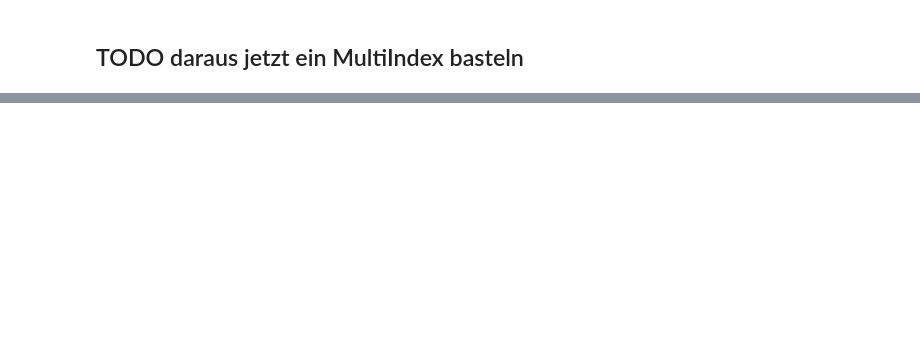
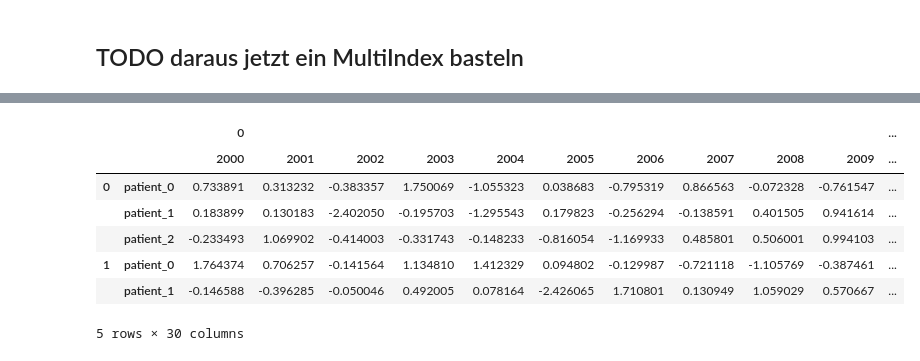
Before and after one commit to simon376/goodreads_booklooker, a Jupyter notebook: goodreads_booklooker.ipynb, the cells around one changed output, grey strips where cells are left out. Cells and saved outputs as stored; diff of their text form; code cells hidden in the pictures; blank space fills up the shorter version.

```diff
--- a/goodreads_booklooker.ipynb
+++ b/goodreads_booklooker.ipynb
@@ -227,0 +442,16 @@ dtype: object
+# %%
+np.random.seed(1618033)
+
+#Set 3 axis labels/dims
+years = np.arange(2000,2010) #Years
+samples = np.arange(0,20) #Samples
+patients = np.array(["patient_%d" % i for i in range(0,3)]) #Patients
+
+#Create random 3D array to simulate data from dims above
+A_3D = np.random.random((years.size, samples.size, len(patients))) #(10, 20, 3)
+
+# Create the MultiIndex from years, samples and patients.
+midx = pd.MultiIndex.from_product([years, samples, patients])
+
+# Create sample data for each patient, and add the MultiIndex.
+patient_data = pd.DataFrame(np.random.randn(len(midx), 3), index = midx)
@@ -227,0 +470,11 @@ dtype: object
+# %%
+patient_data.unstack(level=0).head()  # Years.
+# %% [output]
+|  |  | 0 |  |  |  |  |  |  |  |  |  | ... |
+|  |  | 2000 | 2001 | 2002 | 2003 | 2004 | 2005 | 2006 | 2007 | 2008 | 2009 | ... |
+| 0 | patient_0 | 0.733891 | 0.313232 | -0.383357 | 1.750069 | -1.055323 | 0.038683 | -0.795319 | 0.866563 | -0.072328 | -0.761547 | ... |
+|  | patient_1 | 0.183899 | 0.130183 | -2.402050 | -0.195703 | -1.295543 | 0.179823 | -0.256294 | -0.138591 | 0.401505 | 0.941614 | ... |
+|  | patient_2 | -0.233493 | 1.069902 | -0.414003 | -0.331743 | -0.148233 | -0.816054 | -1.169933 | 0.485801 | 0.506001 | 0.994103 | ... |
+| 1 | patient_0 | 1.764374 | 0.706257 | -0.141564 | 1.134810 | 1.412329 | 0.094802 | -0.129987 | -0.721118 | -1.105769 | -0.387461 | ... |
+|  | patient_1 | -0.146588 | -0.396285 | -0.050046 | 0.492005 | 0.078164 | -2.426065 | 1.710801 | 0.130949 | 1.059029 | 0.570667 | ... |
+5 rows × 30 columns
```
Also changed, not shown: parts of 40 cells of this notebook, 1 other file.
